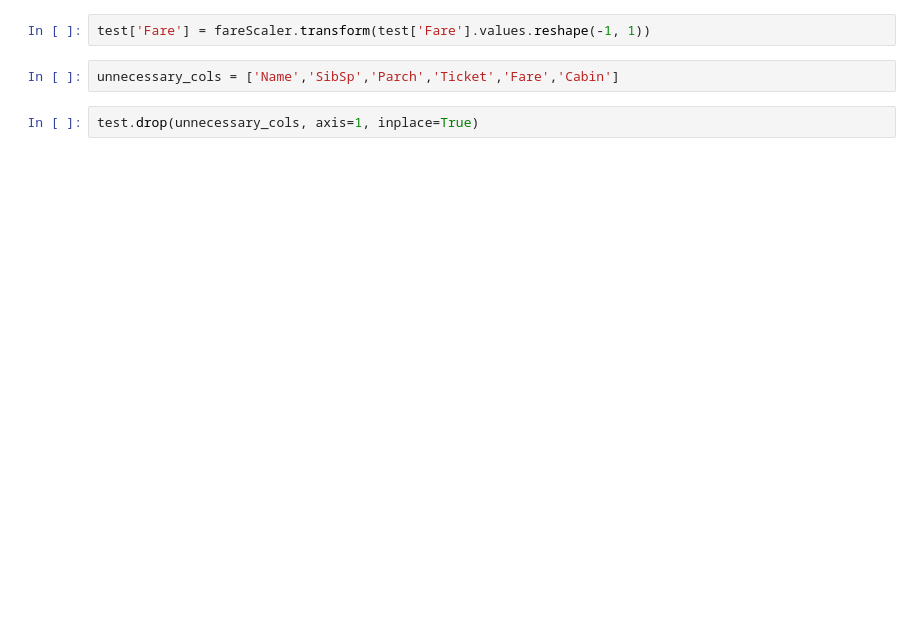
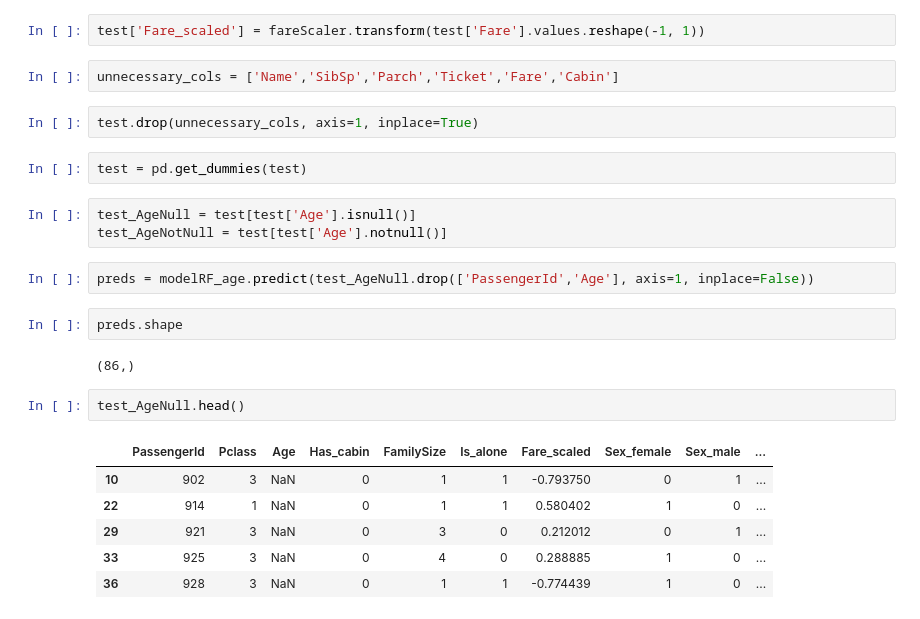
Before and after one commit to hernandezurbina/KaggleAdventures, a Jupyter notebook: Titanic-Revisited-MVsPredictionNotImputation.ipynb, the cells around one changed output. Drawn from its saved outputs; the diff is of its cells as text; blank space fills up the shorter version.

```diff
--- a/Titanic-Revisited-MVsPredictionNotImputation.ipynb
+++ b/Titanic-Revisited-MVsPredictionNotImputation.ipynb
@@ -1116,6 +1116,26 @@ test.head()
 # %%
-test['Fare'] = fareScaler.transform(test['Fare'].values.reshape(-1, 1))
+test['Fare_scaled'] = fareScaler.transform(test['Fare'].values.reshape(-1, 1))
 # %%
 unnecessary_cols = ['Name','SibSp','Parch','Ticket','Fare','Cabin']
 # %%
 test.drop(unnecessary_cols, axis=1, inplace=True)
+# %%
+test = pd.get_dummies(test)
+# %%
+test_AgeNull = test[test['Age'].isnull()]
+test_AgeNotNull = test[test['Age'].notnull()]
+# %%
+preds = modelRF_age.predict(test_AgeNull.drop(['PassengerId','Age'], axis=1, inplace=False))
+# %%
+preds.shape
+# %% [output]
+(86,)
+# %%
+test_AgeNull.head()
+# %% [output]
+|  | PassengerId | Pclass | Age | Has_cabin | FamilySize | Is_alone | Fare_scaled | Sex_female | Sex_male | ... |
+| 10 | 902 | 3 | NaN | 0 | 1 | 1 | -0.793750 | 0 | 1 | ... |
+| 22 | 914 | 1 | NaN | 0 | 1 | 1 | 0.580402 | 1 | 0 | ... |
+| 29 | 921 | 3 | NaN | 0 | 3 | 0 | 0.212012 | 0 | 1 | ... |
+| 33 | 925 | 3 | NaN | 0 | 4 | 0 | 0.288885 | 1 | 0 | ... |
+| 36 | 928 | 3 | NaN | 0 | 1 | 1 | -0.774439 | 1 | 0 | ... |
```
Also changed, not shown: parts of 57 cells of this notebook, 1 other file.
